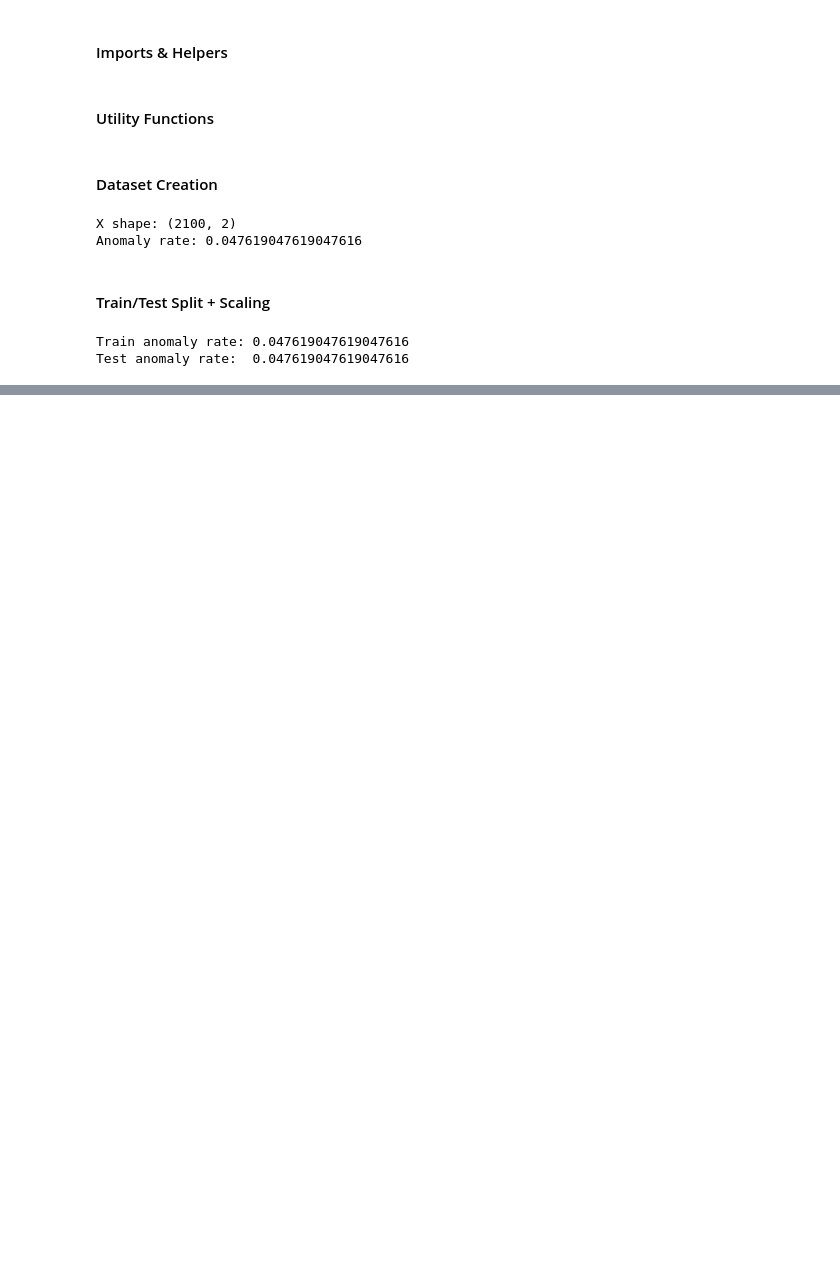
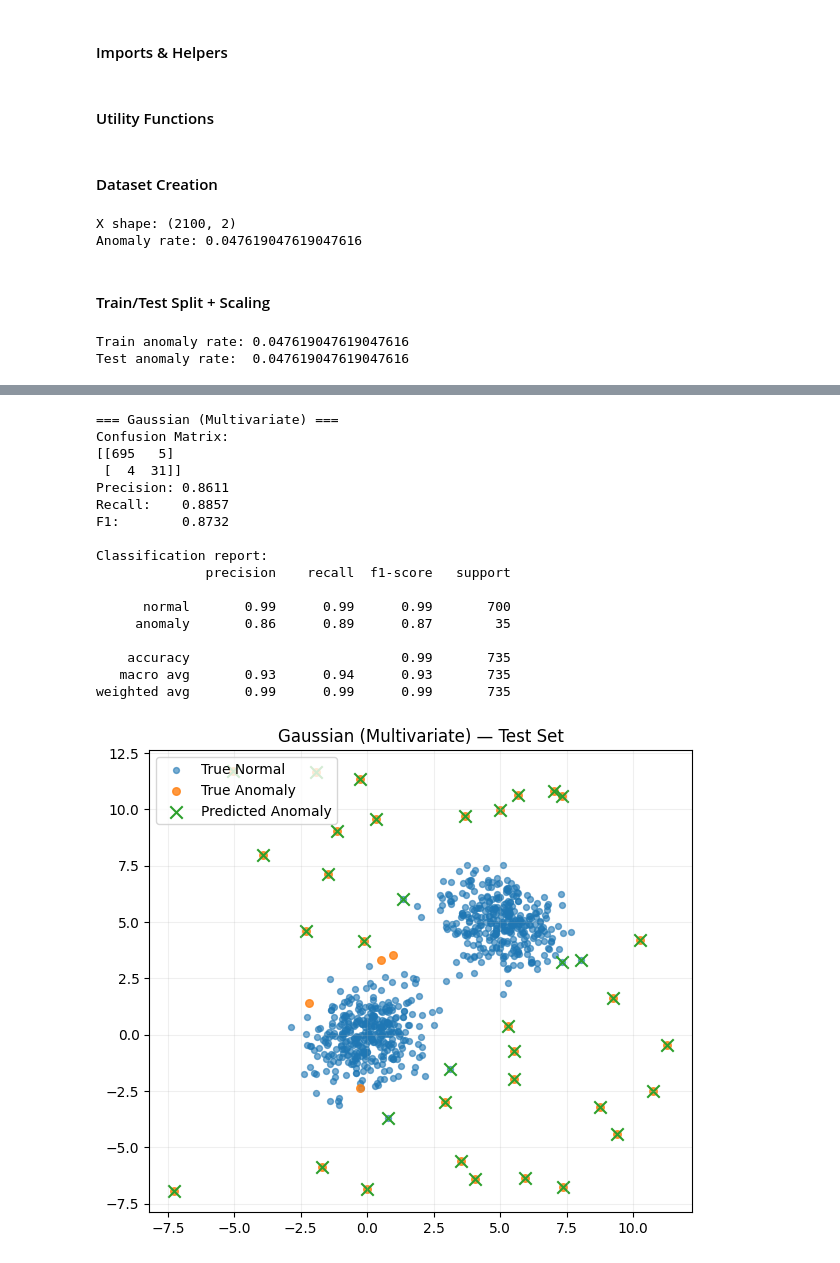
Before and after one commit to baldzhiyski/data-science-machine-learning-training, a Jupyter notebook: scikit-learn-course/unsupervised-learning/anomaly-detection.ipynb, the cells around one changed output, grey strips where cells are left out. Drawn from its saved outputs; the diff is of its cells as text; code cells hidden in the pictures; blank space fills up the shorter version.

Commit message:
Implementation of Gaussian

```diff
--- a/scikit-learn-course/unsupervised-learning/anomaly-detection.ipynb
+++ b/scikit-learn-course/unsupervised-learning/anomaly-detection.ipynb
@@ -38,7 +38,7 @@ np.random.seed(42)
 # %% [markdown]
 #### Utility Functions
 # %%
-def evaluate_history(y_true,y_pred,title="Model"):
+def evaluate_binary(y_true,y_pred,title="Model"):
     """
     Evaluate predictions (0=normal, 1=anomaly).
     """
@@ -143,0 +156,69 @@ Test anomaly rate:  0.047619047619047616
+# %%
+def fit_gaussian(X):
+     """
+    Fit multivariate Gaussian parameters (mu, cov).
+    """
+     mu = np.mean(X,axis=0)
+     cov = np.cov(X.T)
+
+     return mu,cov
+
+def gaussian_logpdf(X, mu, cov):
+    """
+    Compute multivariate Gaussian log-pdf for each row of X.
+    """
+    d = X.shape[1]
+    cov_inv = np.linalg.inv(cov)
+    det = np.linalg.det(cov)
+
+    # small stability fix (in case det is tiny)
+    det = max(det, 1e-12)
+
+    diff = X - mu
+    # Mahalanobis distance: (x-mu)^T Sigma^-1 (x-mu)
+    mahal = np.sum(diff @ cov_inv * diff, axis=1)
+
+    log_norm = -0.5 * (d * np.log(2*np.pi) + np.log(det))
+    logp = log_norm - 0.5 * mahal
+    return logp
+
+
+# Fit Gaussian mostly on normal points only (since we have labels here)
+X_train_norm = X_train_scaled[y_train == 0]
+
+mu, cov = fit_gaussian(X_train_norm)
+
+# For anomalies, we want "higher score = more anomalous"
+# Gaussian gives logp where LOW logp is more anomalous, so score = -logp
+train_logp = gaussian_logpdf(X_train_scaled, mu, cov)
+test_logp = gaussian_logpdf(X_test_scaled, mu, cov)
+
+train_scores = -train_logp
+test_scores = -test_logp
+
+contamination = y_train.mean()  # we know the true rate here; in real life you estimate it
+thresh = pick_threshold_from_scores(train_scores, contamination=contamination)
+
+y_pred = (test_scores >= thresh).astype(int)
+
+evaluate_binary(y_test, y_pred, title="Gaussian (Multivariate)")
+plot_2d_results(X_test, y_test, y_pred, title="Gaussian (Multivariate) — Test Set")
+# %% [output]
+=== Gaussian (Multivariate) ===
+Confusion Matrix:
+[[695   5]
+ [  4  31]]
+Precision: 0.8611
+Recall:    0.8857
+F1:        0.8732
+
+Classification report:
+              precision    recall  f1-score   support
+
+      normal       0.99      0.99      0.99       700
+     anomaly       0.86      0.89      0.87        35
+
+    accuracy                           0.99       735
+   macro avg       0.93      0.94      0.93       735
+weighted avg       0.99      0.99      0.99       735
+[figure, added]
```
Also changed, not shown: parts of 1 cell of this notebook.
